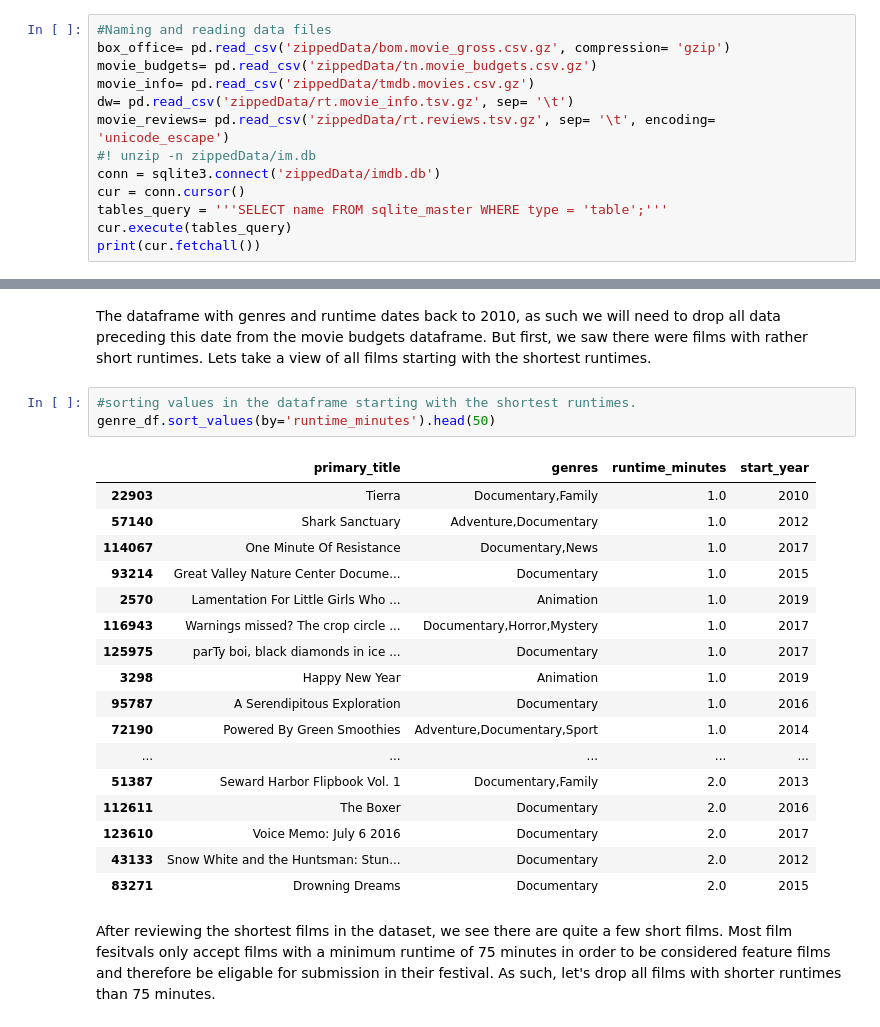
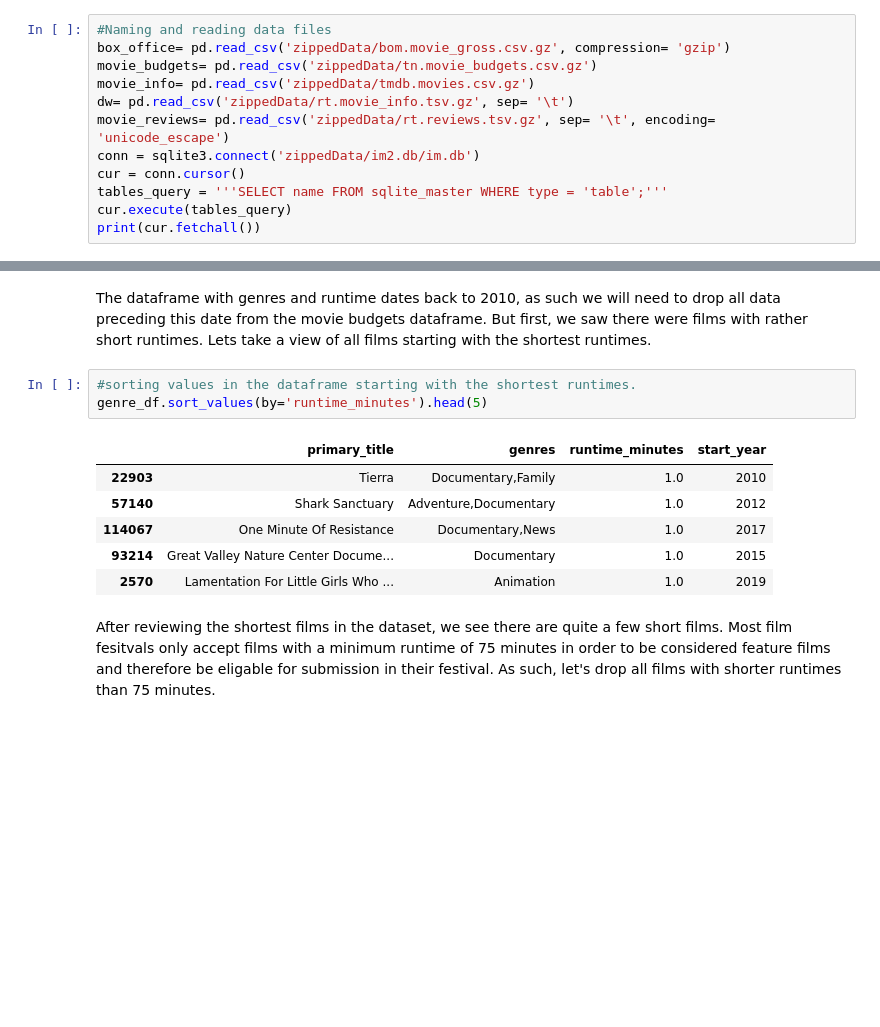
Before and after one commit to jsherman918/MicrosoftFilmAnalysis, a Jupyter notebook: FilmROIAnalysis.ipynb, the cells around one changed output, grey strips where cells are left out. Saved outputs shown, nothing was run; the diff lists cells and outputs as text; blank space fills up the shorter version.

```diff
--- a/FilmROIAnalysis.ipynb
+++ b/FilmROIAnalysis.ipynb
@@ -55,8 +54,7 @@ movie_budgets= pd.read_csv('zippedData/tn.movie_budgets.csv.gz')
 movie_info= pd.read_csv('zippedData/tmdb.movies.csv.gz')
 dw= pd.read_csv('zippedData/rt.movie_info.tsv.gz', sep= '\t')
 movie_reviews= pd.read_csv('zippedData/rt.reviews.tsv.gz', sep= '\t', encoding= 'unicode_escape')
-#! unzip -n zippedData/im.db
-conn = sqlite3.connect('zippedData/imdb.db')
+conn = sqlite3.connect('zippedData/im2.db/im.db')
 cur = conn.cursor()
 tables_query = '''SELECT name FROM sqlite_master WHERE type = 'table';'''
 cur.execute(tables_query)
@@ -164,25 +139,14 @@ genre_df.tail(50)
 The dataframe with genres and runtime dates back to 2010, as such we will need to drop all data preceding this date from the movie budgets dataframe. But first, we saw there were films with rather short runtimes.  Lets take a view of all films starting with the shortest runtimes.
 # %%
 #sorting values in the dataframe starting with the shortest runtimes.
-genre_df.sort_values(by='runtime_minutes').head(50)
+genre_df.sort_values(by='runtime_minutes').head(5)
 # %% [output]
 |  | primary_title | genres | runtime_minutes | start_year |
 | 22903 | Tierra | Documentary,Family | 1.0 | 2010 |
 | 57140 | Shark Sanctuary | Adventure,Documentary | 1.0 | 2012 |
 | 114067 | One Minute Of Resistance | Documentary,News | 1.0 | 2017 |
 | 93214 | Great Valley Nature Center Docume... | Documentary | 1.0 | 2015 |
 | 2570 | Lamentation For Little Girls Who ... | Animation | 1.0 | 2019 |
-| 116943 | Warnings missed? The crop circle ... | Documentary,Horror,Mystery | 1.0 | 2017 |
-| 125975 | parTy boi, black diamonds in ice ... | Documentary | 1.0 | 2017 |
-| 3298 | Happy New Year | Animation | 1.0 | 2019 |
-| 95787 | A Serendipitous Exploration | Documentary | 1.0 | 2016 |
-| 72190 | Powered By Green Smoothies | Adventure,Documentary,Sport | 1.0 | 2014 |
-| ... | ... | ... | ... | ... |
-| 51387 | Seward Harbor Flipbook Vol. 1 | Documentary,Family | 2.0 | 2013 |
-| 112611 | The Boxer | Documentary | 2.0 | 2016 |
-| 123610 | Voice Memo: July 6 2016 | Documentary | 2.0 | 2017 |
-| 43133 | Snow White and the Huntsman: Stun... | Documentary | 2.0 | 2012 |
-| 83271 | Drowning Dreams | Documentary | 2.0 | 2015 |
 # %% [markdown]
 After reviewing the shortest films in the dataset, we see there are quite a few short films.  Most film fesitvals only accept films with a minimum runtime of 75 minutes in order to be considered feature films and therefore be eligable for submission in their festival.  As such, let's drop all films with shorter runtimes than 75 minutes.
 # %%
```
Also changed, not shown: parts of 22 cells of this notebook.
